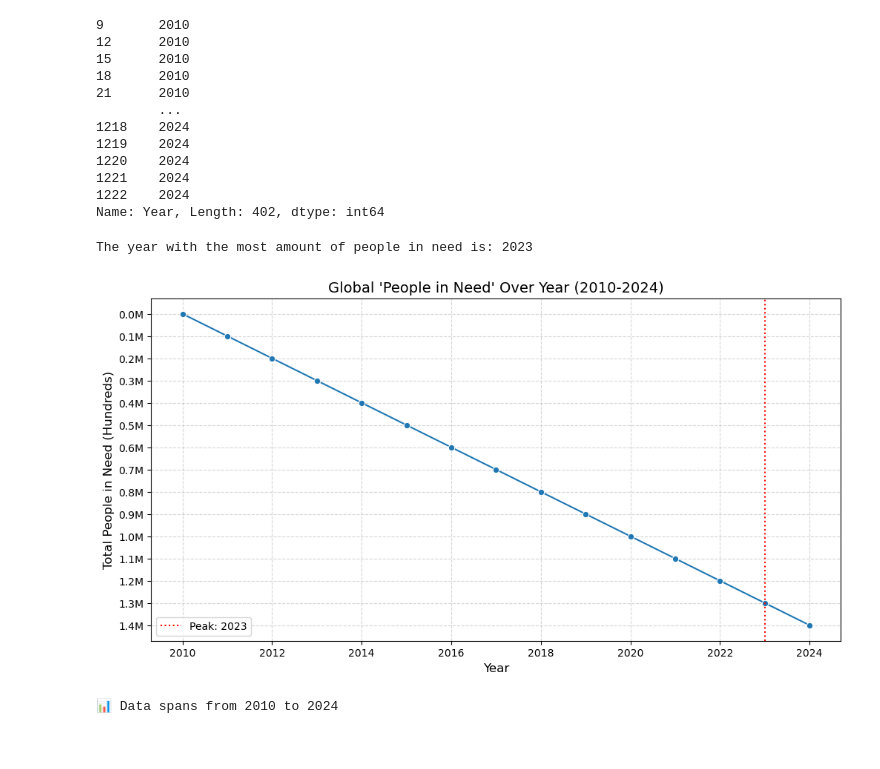
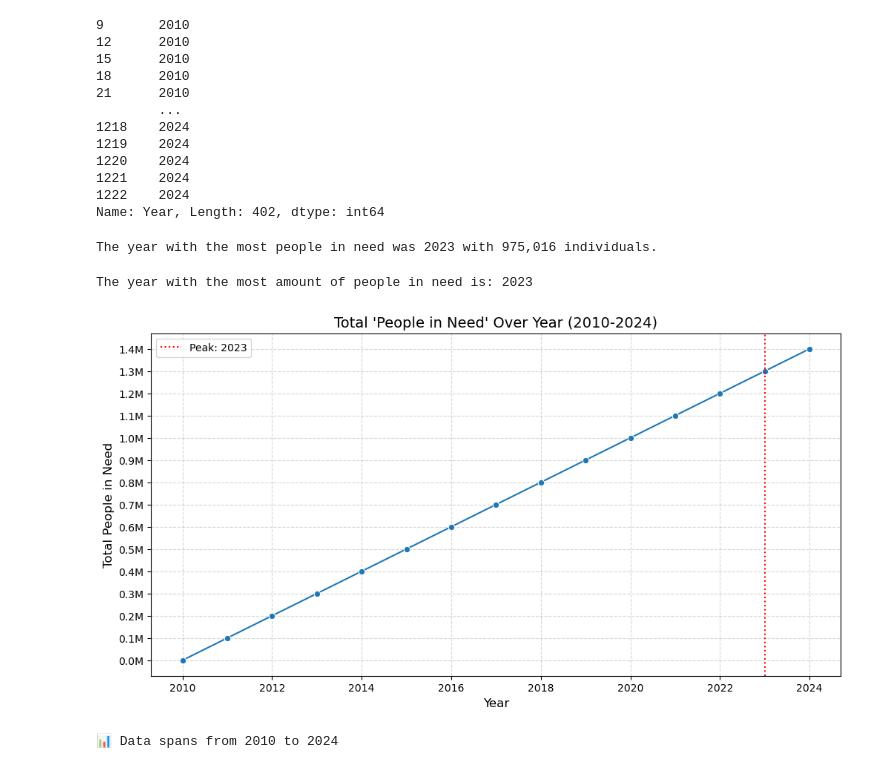
Before and after one commit to sayhussain248/crisis_phase1, a Jupyter notebook: notebooks/Tinu-EDA.ipynb, the cells around one changed output. Drawn from its saved outputs; the diff is of its cells as text; code cells hidden in the pictures.

```diff
--- a/notebooks/Tinu-EDA.ipynb
+++ b/notebooks/Tinu-EDA.ipynb
@@ -35,6 +35,14 @@ print(need_by_year['Year'])
 1221    2024
 1222    2024
 Name: Year, Length: 402, dtype: int64
+# %%
+# To find the year with maximum need with the most individuals
+people_in_need_data = hnf_data[hnf_data['Metric'] == 'People in need']
+
+max_need = people_in_need_data.loc[people_in_need_data['Value'].idxmax()]
+print(f"The year with the most people in need was {max_need['Year']} with {max_need['Value']} individuals.")
+# %% [output]
+The year with the most people in need was 2023 with 975,016 individuals.
 # %%
 # Year with the highest people in need
 max_need_row = need_by_year.loc[need_by_year['Value'].idxmax()]
@@ -42,22 +50,24 @@ year_with_max_need = max_need_row['Year']
 print(f"The year with the most amount of people in need is: {year_with_max_need}")
 # %% [output]
 The year with the most amount of people in need is: 2023
-# %%
-# To group by Year and sum 'Value'
-yearly_need = need_by_year.groupby('Year')['Value'].sum().reset_index()
-
-# Plot
-plt.figure(figsize=(12, 6))
-sns.lineplot(data=yearly_need, x='Year', y='Value', marker='o')
-plt.title("Global 'People in Need' Over Year (2010-2024)", fontsize=14)
-plt.xlabel("Year", fontsize=12)
-plt.ylabel("Total People in Need (Hundreds)", fontsize=12)
-plt.gca().yaxis.set_major_formatter(plt.FuncFormatter(lambda x, _: f'{x/1e1:.1f}M'))
-plt.grid(True, linestyle='--', alpha=0.5)
-plt.axvline(x=year_with_max_need, color='red', linestyle=':', label=f'Peak: {year_with_max_need}')
-plt.legend()
-plt.show()
-# %% [output]
-[figure, removed]
+# %%
+# Total people in need by year
+
+yearly_need = need_by_year.groupby('Year')['Value'].sum().reset_index()
+
+# Plot fot the year with the most amount ofpeopel in need
+plt.figure(figsize=(12, 6))
+sns.lineplot(data=yearly_need, x='Year', y='Value', marker='o')
+plt.title("Total 'People in Need' Over Year (2010-2024)", fontsize=14)
+plt.xlabel("Year", fontsize=12)
+plt.ylabel("Total People in Need", fontsize=12)
+plt.gca().yaxis.set_major_formatter(plt.FuncFormatter(lambda x, _: f'{x/1e1:.1f}M'))
+plt.gca().invert_yaxis() # Invert the y-axis
+plt.grid(True, linestyle='--', alpha=0.5)
+plt.axvline(x=year_with_max_need, color='red', linestyle=':', label=f'Peak: {year_with_max_need}')
+plt.legend()
+plt.show()
+# %% [output]
+[figure, added]
 # %%
 # How have global humanitarian needs (People Targeted, People in need) evolved from 2010 to 2024?
```
Also changed, not shown: parts of 6 cells of this notebook.
